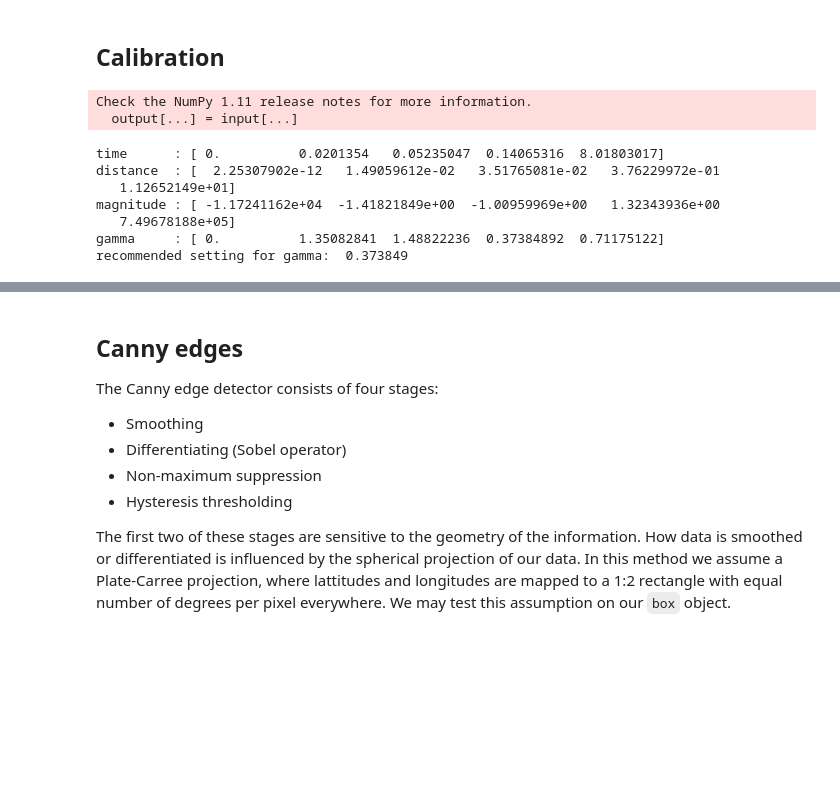
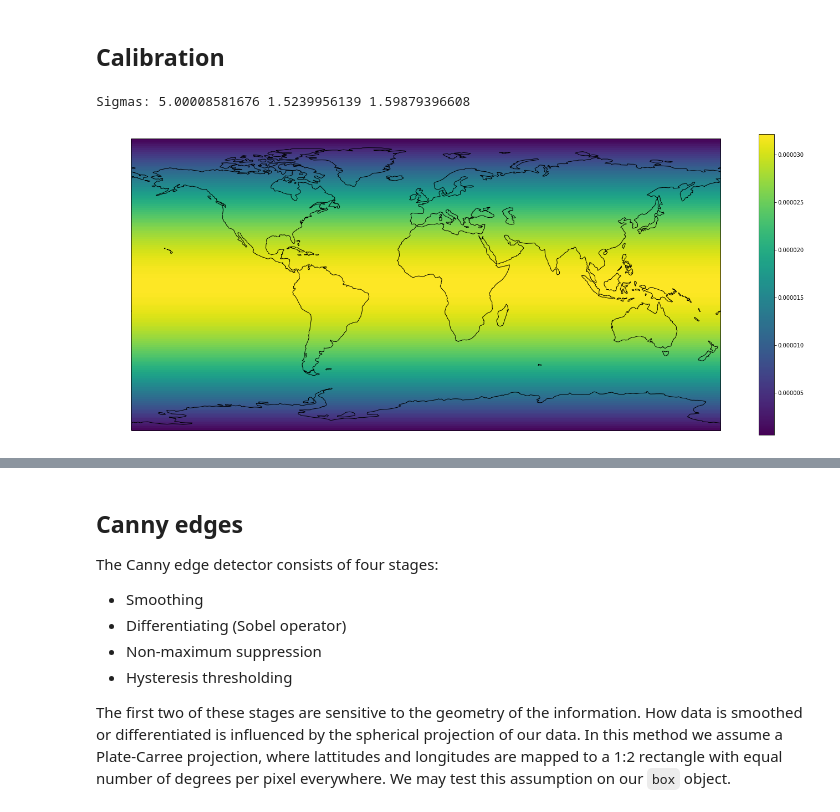
Before and after one commit to abrupt-climate/notebooks, a Jupyter notebook: Sea Ice.ipynb, the cells around one changed output, grey strips where cells are left out. Saved outputs shown, nothing was run; the diff lists cells and outputs as text; code cells hidden in the pictures; blank space fills up the shorter version.

Commit message:
fix calibration of sea ice

```diff
--- a/Sea Ice.ipynb
+++ b/Sea Ice.ipynb
@@ -97,20 +97,12 @@ control_set.load()
 
 control_data = control_set.data[month-1::12]
 control_box = control_set.box[month-1::12]
-
-smooth_control_data = control_box.gaussian_filter(control_data, [sigma_t, sigma_d, sigma_d])
-calibration = control_box.calibrate_sobel(smooth_control_data, sobel_delta_t, sobel_delta_d)
-
-for k, v in calibration.items():
-    print("{:10}: {}".format(k, v))
-print("recommended setting for gamma: ", calibration['gamma'][3])
-# %% [output]
-Check the NumPy 1.11 release notes for more information.
-  output[...] = input[...]
-time      : [ 0.          0.0201354   0.05235047  0.14065316  8.01803017]
-distance  : [  2.25307902e-12   1.49059612e-02   3.51765081e-02   3.76229972e-01
-   1.12652149e+01]
-magnitude : [ -1.17241162e+04  -1.41821849e+00  -1.00959969e+00   1.32343936e+00
-   7.49678188e+05]
-gamma     : [ 0.          1.35082841  1.48822236  0.37384892  0.71175122]
-recommended setting for gamma:  0.373849
+# %%
+control_box.taper_masked_area(control_data, [0, 5, 5], 50)
+smooth_control_data = control_box.gaussian_filter(control_data, [sigma_t, sigma_d, sigma_d])
+# %% [output]
+Sigmas: 5.00008581676 1.5239956139 1.59879396608
+# %%
+plot_plate_carree(control_box, control_box.relative_grid_area)
+# %% [output]
+[figure, added]
```
Also changed, not shown: parts of 13 cells of this notebook, 2 other files.
